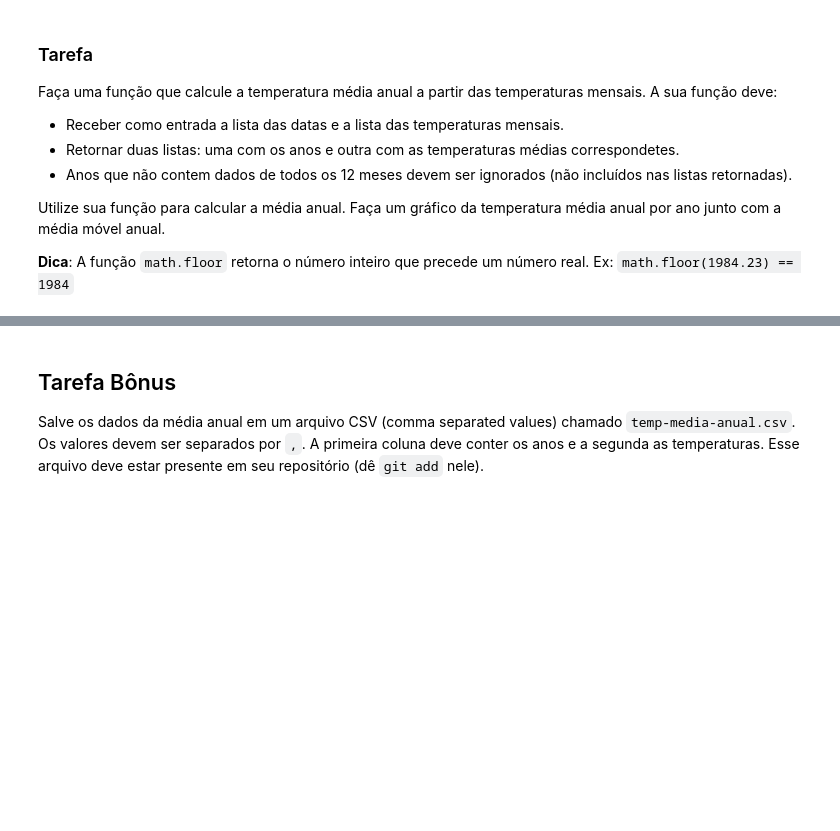
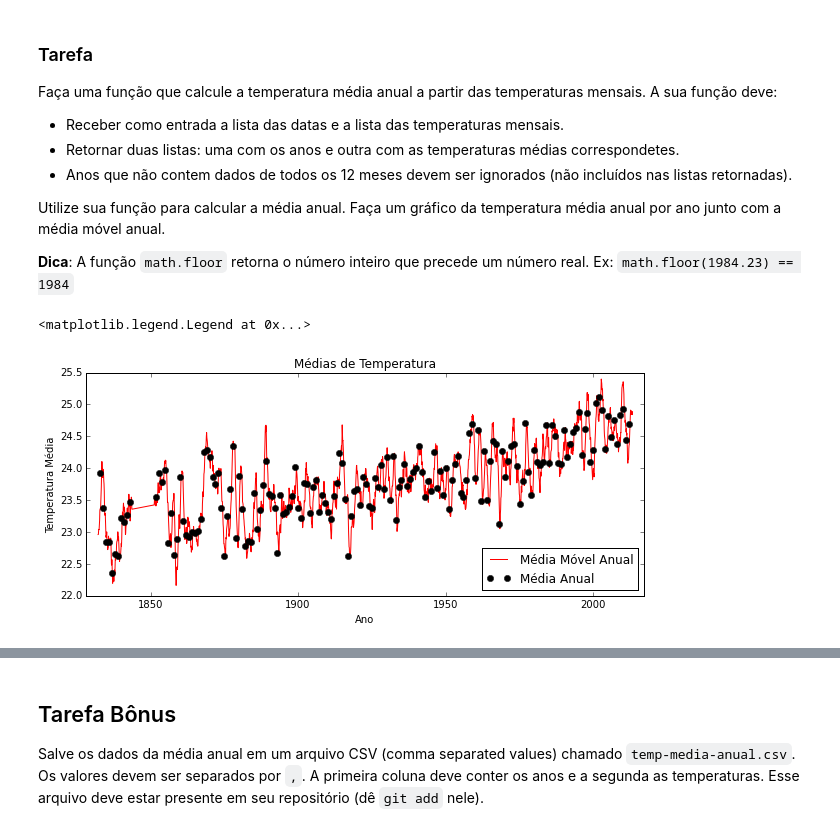
Before and after one commit to mat-esp-2015/capstone-adelia-daniela-daniel, a Jupyter notebook: capstone.ipynb, the cells around one changed output, grey strips where cells are left out. Saved outputs shown, nothing was run; the diff lists cells and outputs as text; code cells hidden in the pictures; blank space fills up the shorter version.

```diff
--- a/capstone.ipynb
+++ b/capstone.ipynb
@@ -133,6 +133,31 @@ Faça uma função que calcule a temperatura média anual a partir das temperatu
 Utilize sua função para calcular a média anual. Faça um gráfico da temperatura média anual por ano junto com a média móvel anual.
 
 **Dica**: A função `math.floor` retorna o número inteiro que precede um número real. Ex: `math.floor(1984.23) == 1984`
+# %%
+arquivo = open('data/23.31S-42.82W-TAVG-Trend.txt')
+ano = []
+temp_ano = []
+
+for x in range(len(data_mes)): #rodar cada linha da arquivo
+    y = x+11 #y é igual a 11 posicoes a frente do item x
+    if y < len(data_mes): #para que y não ultrapasse o tamanho total da lista
+        if math.floor(data_mes[x]) == math.floor(data_mes[y]): #para não rodar 12 elementos
+            media = (temp_real[x]+temp_real[x+1]+temp_real[x+2]+temp_real[x+3]+temp_real[x+4]+temp_real[x+5]+temp_real[x+6]+temp_real[x+7]+temp_real[x+8]+temp_real[x+9]+temp_real[x+10]+temp_real[x+11])/12 # para fazer a media
+            temp_ano.append(media) #para adicionar a temperatura media na lista
+            ano.append(data_mes[x]) #para adicionar o ano na outra lista
+arquivo.close()
+# %%
+plt.figure(figsize = [10, 4]) # figura em branco
+plt.plot(data_ano, temp_med_ano, 'r', label='Média Móvel Anual') #para adicionar os dados
+plt.plot(ano, temp_ano, 'ok', label='Média Anual', linewidth = 2) #para adicionar os dados
+plt.title("Médias de Temperatura") #título
+plt.xlabel(u"Ano") #titulo do eixo X
+plt.ylabel("Temperatura Média") #titulo do eixo Y
+plt.xlim(1828,2017)
+plt.legend(loc='lower right', fontsize='large') #local da legenda
+# %% [output]
+<matplotlib.legend.Legend at 0x...>
+[figure, added]
 # %% [markdown]
 ### Resultado esperado
 
```
